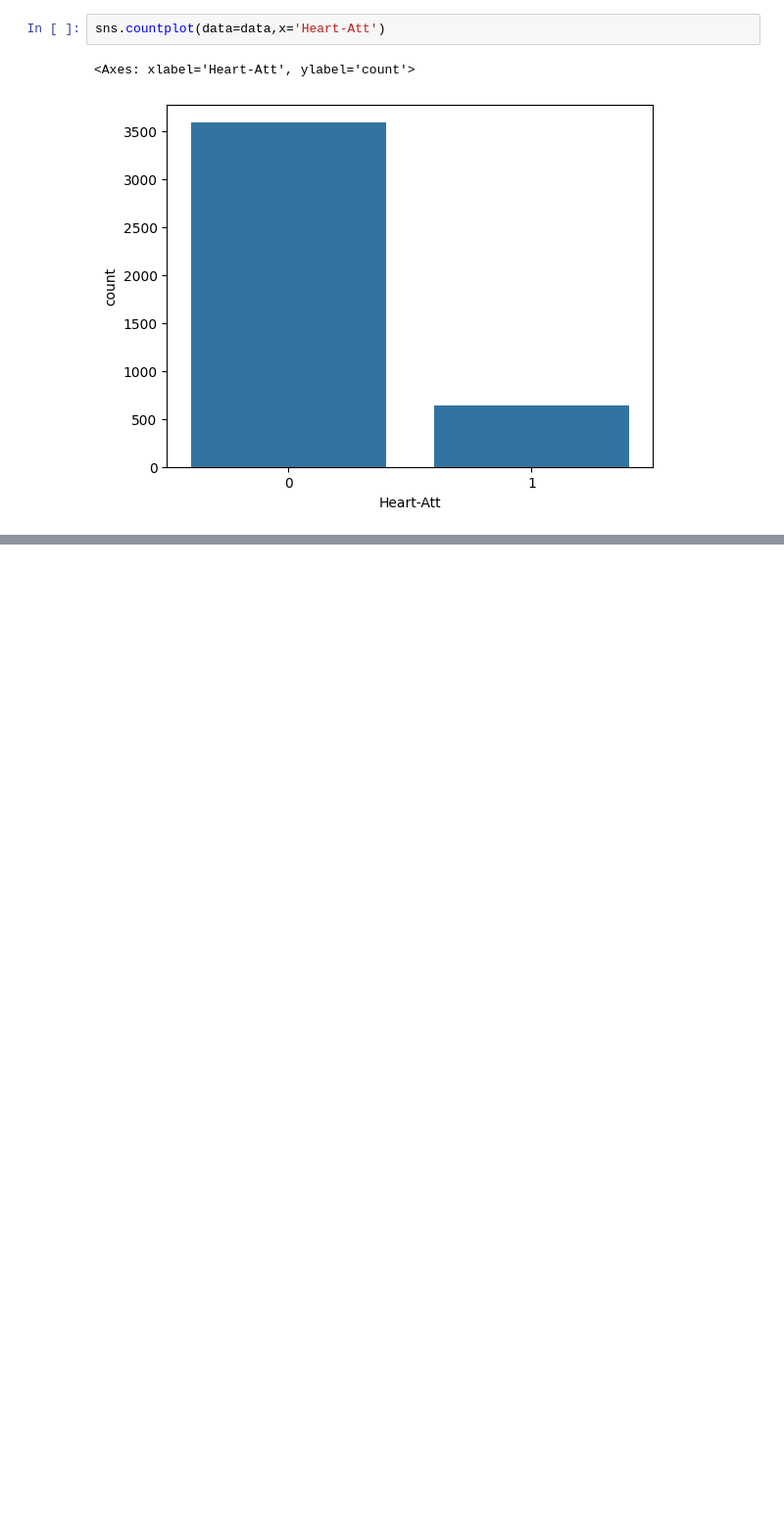
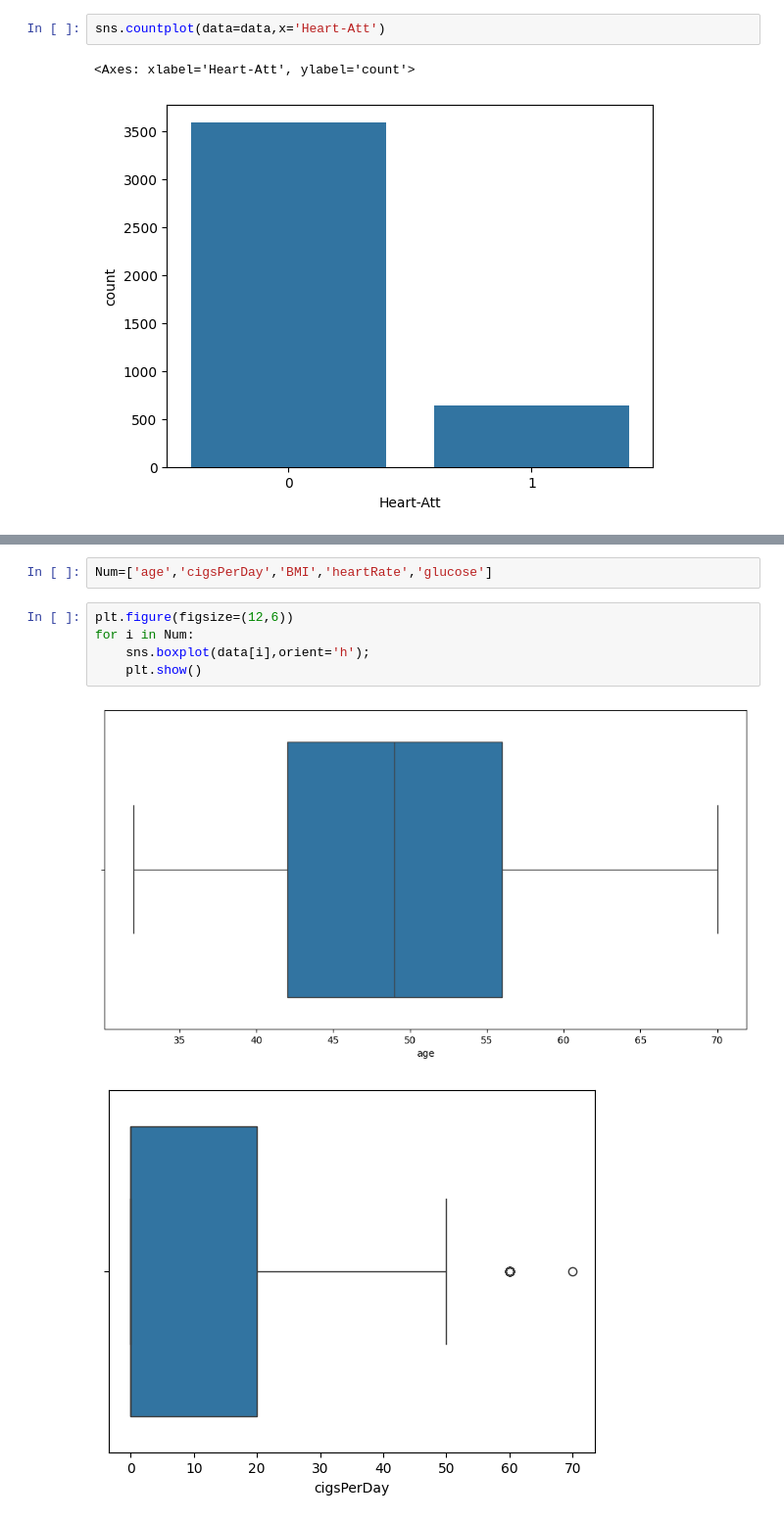
Before and after one commit to RaviSoni804426/AI-Code, a Jupyter notebook: PWIOI Class/heartpatiec.ipynb, the cells around one changed output, grey strips where cells are left out. Shown at 98% size. Saved outputs shown, nothing was run; the diff lists cells and outputs as text; blank space fills up the shorter version.

```diff
--- a/PWIOI Class/heartpatiec.ipynb
+++ b/PWIOI Class/heartpatiec.ipynb
@@ -144,0 +213,10 @@ import collections  # For specialized container data types
+# %%
+Num=['age','cigsPerDay','BMI','heartRate','glucose']
+# %%
+plt.figure(figsize=(12,6))
+for i in Num:
+    sns.boxplot(data[i],orient='h');
+    plt.show()
+# %% [output]
+[figure, added]
+[figure, added]
```
Also changed, not shown: parts of 10 cells of this notebook.
